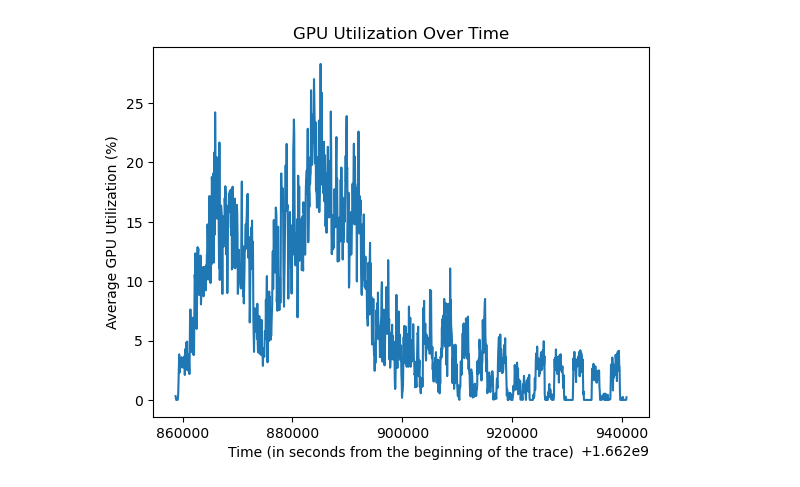
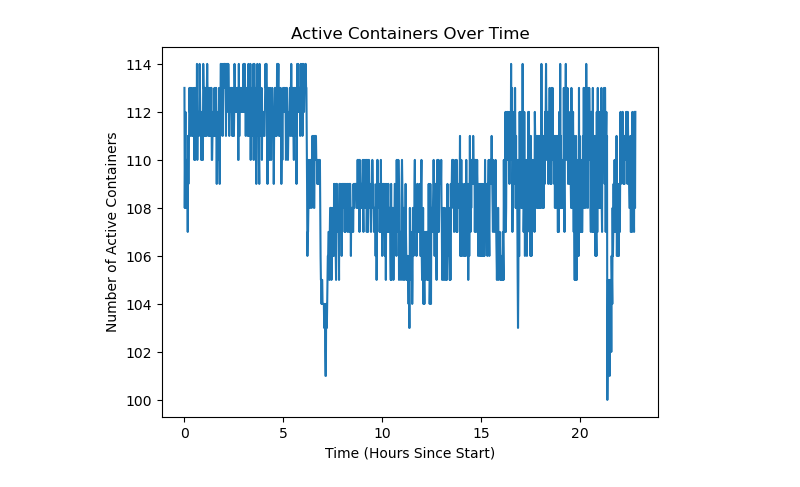
Before and after one commit to Anna-andriiko/GPU_Research, a Jupyter notebook: Zeus/plotting_gpu_duty_cycle_anon2026.ipynb, the cells around one changed output. Drawn from its saved outputs; the diff is of its cells as text; code cells hidden in the pictures.

```diff
--- a/Zeus/plotting_gpu_duty_cycle_anon2026.ipynb
+++ b/Zeus/plotting_gpu_duty_cycle_anon2026.ipynb
@@ -2,30 +2,3 @@
 import pandas as pd
 import numpy as np
 import matplotlib.pyplot as plt
-# %%
-df = pd.read_csv("pod_gpu_duty_cycle_anon.csv")
-
-df["timestamp_anon"] = pd.to_numeric(df["timestamp_anon"], errors="coerce")
-df["value"] = pd.to_numeric(df["value"], errors="coerce")
-
-#remove rows where timestamp is missing or "value" is missing"
-df = df.dropna(subset=["timestamp_anon", "value"])
-
-# sort table by time
-df = df.sort_values("timestamp_anon")
-
-BIN_SIZE = 60
-
-df["time_bin"] = (df["timestamp_anon"] // BIN_SIZE) * BIN_SIZE
-
-#group data by each time_bin
-util_ts = df.groupby("time_bin")["value"].mean().reset_index()
-
-plt.figure()
-plt.plot(util_ts["time_bin"], util_ts["value"])
-plt.xlabel("Time (in seconds from the beginning of the trace)")
-plt.ylabel("Average GPU Utilization (%)")
-plt.title("GPU Utilization Over Time")
-plt.show()
-# %% [output]
-[figure, removed]
@@ -31,0 +35,18 @@ plt.show()
+# %%
+#For each time bin (each minute), count how many different container_ip values appeared.
+container_count = df.groupby("time_bin_hours")["container_ip"].nunique()
+
+# Convert to a normal DataFrame
+container_count = container_count.reset_index()
+
+# Plot
+plt.figure()
+plt.plot(container_count["time_bin_hours"],
+         container_count["container_ip"])
+
+plt.xlabel("Time (Hours Since Start)")
+plt.ylabel("Number of Active Containers")
+plt.title("Active Containers Over Time")
+plt.show()
+# %% [output]
+[figure, added]
```
Also changed, not shown: parts of 3 cells of this notebook, 5 other files.
